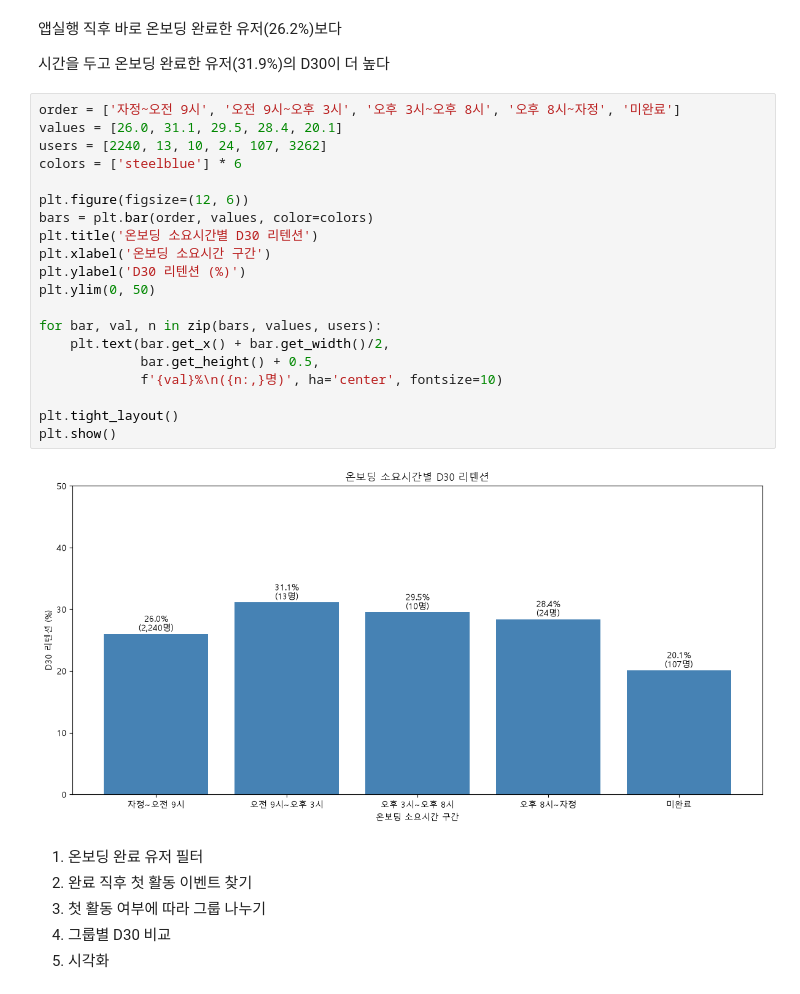
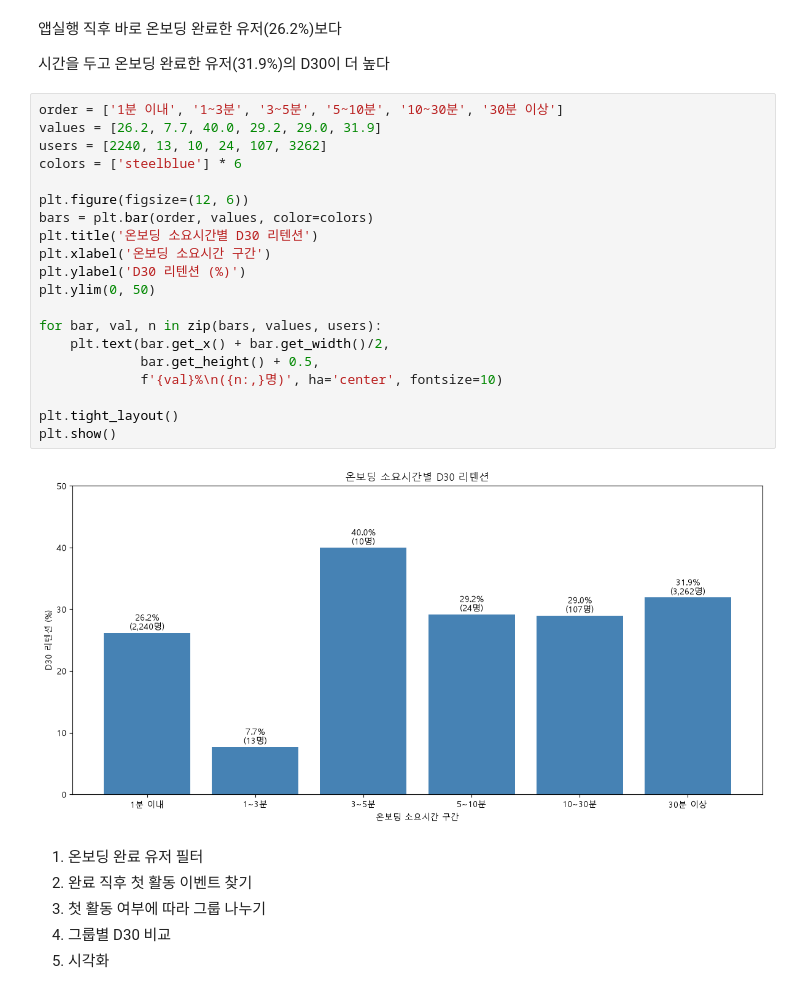
Before and after one commit to leegolem/Anti-Churn-Committee, a Jupyter notebook: notebooks/jiryun/2eda.ipynb, the cells around one changed output. Cells and saved outputs as stored; diff of their text form.

```diff
--- a/notebooks/jiryun/2eda.ipynb
+++ b/notebooks/jiryun/2eda.ipynb
@@ -723,27 +723,27 @@ print(pd.DataFrame(result))
 
 시간을 두고 온보딩 완료한 유저(31.9%)의 D30이 더 높다
 # %%
-order = ['자정~오전 9시', '오전 9시~오후 3시', '오후 3시~오후 8시', '오후 8시~자정', '미완료']
-values = [26.0, 31.1, 29.5, 28.4, 20.1]
+order = ['1분 이내', '1~3분', '3~5분', '5~10분', '10~30분', '30분 이상']
+values = [26.2, 7.7, 40.0, 29.2, 29.0, 31.9]
 users = [2240, 13, 10, 24, 107, 3262]
 colors = ['steelblue'] * 6
 
 plt.figure(figsize=(12, 6))
 bars = plt.bar(order, values, color=colors)
 plt.title('온보딩 소요시간별 D30 리텐션')
 plt.xlabel('온보딩 소요시간 구간')
 plt.ylabel('D30 리텐션 (%)')
 plt.ylim(0, 50)
 
 for bar, val, n in zip(bars, values, users):
     plt.text(bar.get_x() + bar.get_width()/2,
              bar.get_height() + 0.5,
              f'{val}%\n({n:,}명)', ha='center', fontsize=10)
 
 plt.tight_layout()
 plt.show()
 # %% [output]
-[figure, old version]
+[figure, new version]
 # %% [markdown]
 1. 온보딩 완료 유저 필터
 2. 완료 직후 첫 활동 이벤트 찾기
```
Also changed, not shown: parts of 10 cells of this notebook, 1 other file.
